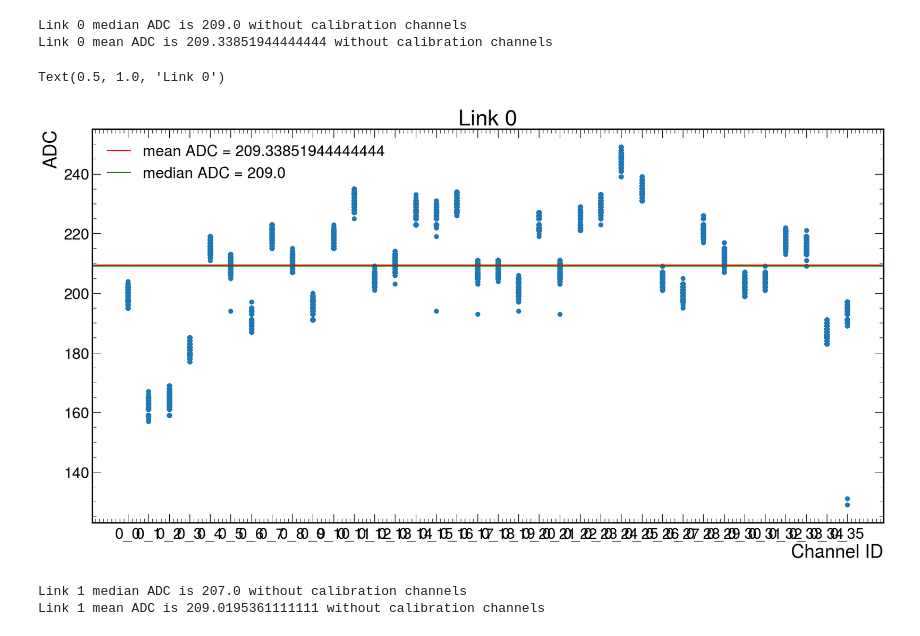
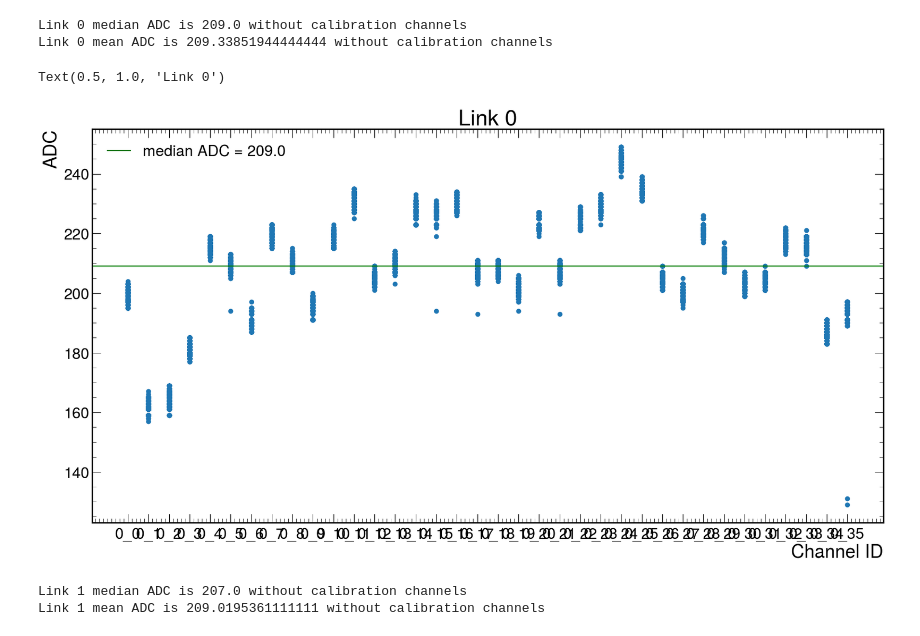
Before and after one commit to rodr1001/my_code, a Jupyter notebook: ldmx/hgcroc/pedestal_data/data/pedestal_ana.ipynb, the cells around one changed output. Drawn from its saved outputs; the diff is of its cells as text; code cells hidden in the pictures.

```diff
--- a/ldmx/hgcroc/pedestal_data/data/pedestal_ana.ipynb
+++ b/ldmx/hgcroc/pedestal_data/data/pedestal_ana.ipynb
@@ -91,15 +79,15 @@ Link 0 mean ADC is 209.33851944444444 without calibration channels
 # %%
 plt.figure(figsize=(20,10))
 plt.scatter(link_0_norm.uid,link_0_norm.adc)
-plt.axhline(y=(link_0_norm['adc'].mean()), color='r', label = "mean ADC = " + str(link_0_norm['adc'].mean()) )
+#plt.axhline(y=(link_0_norm['adc'].mean()), color='r', label = "mean ADC = " + str(link_0_norm['adc'].mean()) )
 plt.axhline(y = (link_0_norm['adc'].median()), color = 'g', label = "median ADC = " +  str(link_0_norm['adc'].median()))
 plt.legend(loc="upper left")
 plt.xlabel("Channel ID")
 plt.ylabel("ADC")
 plt.title("Link 0")
 # %% [output]
 Text(0.5, 1.0, 'Link 0')
-[figure, old version]
+[figure, new version]
 # %%
 print ("Link 1 median ADC is " + str(link_1_norm['adc'].median()) + " without calibration channels")
 print ("Link 1 mean ADC is " + str(link_1_norm['adc'].mean()) + " without calibration channels")
```
Also changed, not shown: parts of 67 cells of this notebook, 3 other files.
